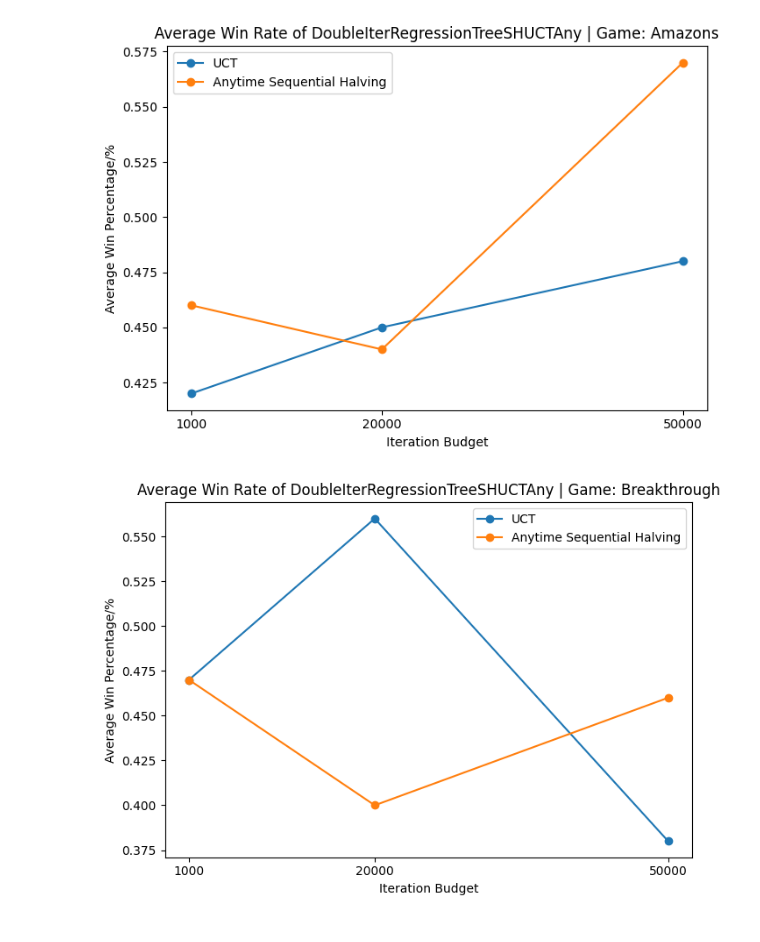
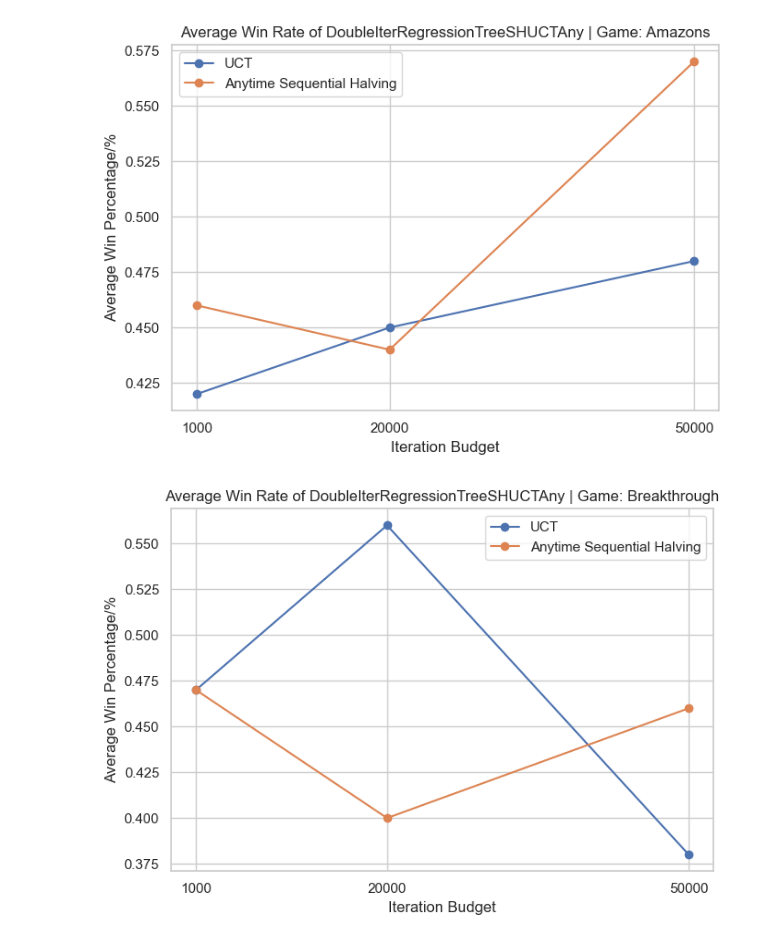
Before and after one commit to Sashank576/Anytime-SH-Variations, a Jupyter notebook: JuypterNotebooks/RegressionTreeExperiment/Results.ipynb, the cells around one changed output. Cells and saved outputs as stored; diff of their text form; code cells hidden in the pictures.

Commit message:
Fixed plots

```diff
--- a/JuypterNotebooks/RegressionTreeExperiment/Results.ipynb
+++ b/JuypterNotebooks/RegressionTreeExperiment/Results.ipynb
@@ -77,7 +78,8 @@ df.head()
 | 3 | D:\Anytime-Sequential-Halving\Reg... | AnySH | Anytime Sequential Halving | Amazons | 1000 | 46 | 0 | 54 | 0.46 | ... |
 | 4 | D:\Anytime-Sequential-Halving\Reg... | UCT | UCT | Amazons | 20000 | 53 | 0 | 47 | 0.53 | ... |
 # %%
-#Create 2 plots since we have 2 agents
+sns.set_theme(style="whitegrid")
+##Create 2 plots since we have 2 agents
 
 #Loop through each agent
 for agent in df["directory"].unique():
@@ -104,6 +106,7 @@ for agent in df["directory"].unique():
 
             #Plot average win percentage for each budget value
             plt.plot(averageDF["budget"], averageDF["win_Percentage"], marker='o', label=opponent)
+            #plt.plot(averageDF["budget"], averageDF["win_Percentage"], marker='o', label=opponent, linestyle='None')
 
         plt.legend()
         plt.tight_layout()
@@ -114,4 +117,5 @@ for agent in df["directory"].unique():
 # %%
+sns.set_theme(style="whitegrid")
 #Create 8 plots since we have 4 games and 2 agents
 
 #Loop through each agent
@@ -141,6 +145,7 @@ for agent in df["directory"].unique():
 
                 #Plot average win percentage for each budget value
                 plt.plot(averageDF["budget"], averageDF["win_Percentage"], marker='o', label=opponent)
+                #plt.plot(averageDF["budget"], averageDF["win_Percentage"], marker='o', label=opponent, linestyle='None')
 
             plt.legend()
             plt.tight_layout()
@@ -153,2 +158,2 @@ for agent in df["directory"].unique():
-[figure, old version]
+[figure, new version]
-[figure, old version]
+[figure, new version]
```
Also changed, not shown: parts of 3 cells of this notebook, 1 other file.
